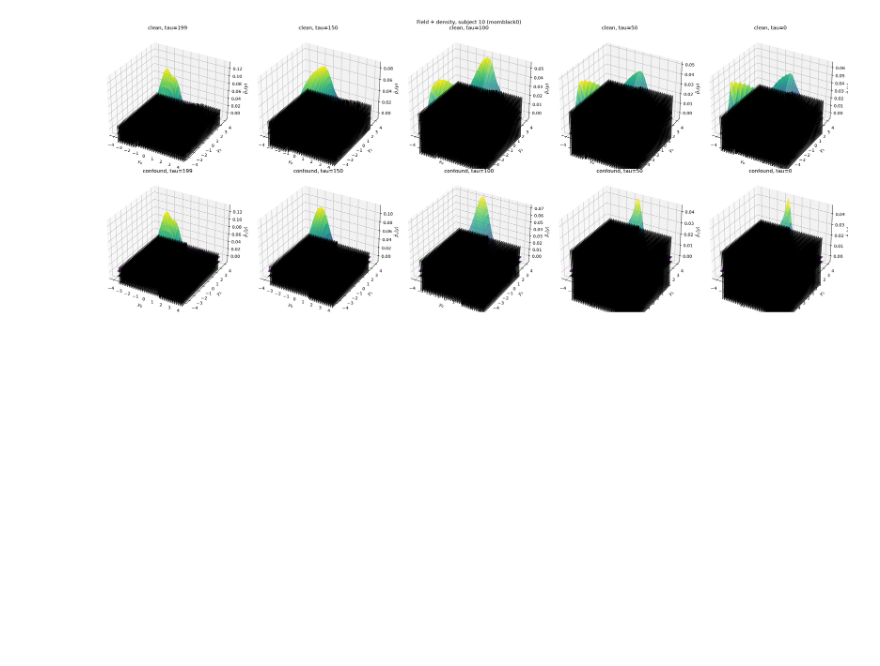
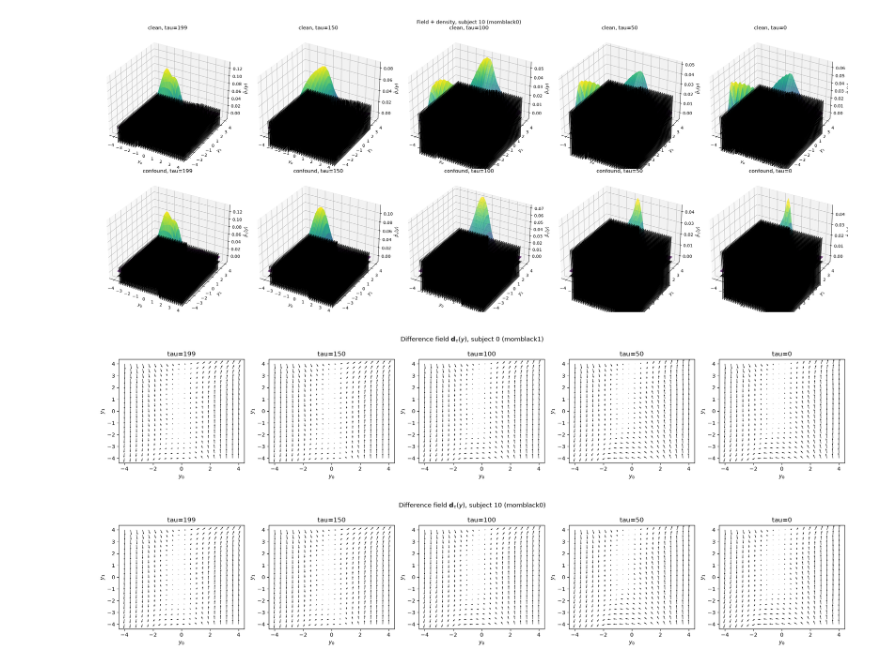
Before and after one commit to case547/diffusion-irregular-ehr, a Jupyter notebook: confounding_diffusion.ipynb, the cells around one changed output. Saved outputs shown, nothing was run; the diff lists cells and outputs as text; code cells hidden in the pictures; blank space fills up the shorter version.

```diff
--- a/confounding_diffusion.ipynb
+++ b/confounding_diffusion.ipynb
@@ -480,3 +481,39 @@ for subj_idx, subj_label in [(subject_flipped, "momblack1"), (subject_control, "
 # %% [output]
 [figure]
 [figure]
+# %%
+def plot_difference_field(
+    tau: int, x_subj: torch.Tensor, a_anchor_subj: torch.Tensor, title: str, ax: Axes
+):
+    """Standalone difference field d_tau(y), both terms evaluated with the same
+    (anchor) a -- here a_clean, matching d_tau's convention in Task 5 (spec: Two
+    comparisons, B). Kept as raw eps_theta, not rescaled to the score (spec: Terminology)."""
+    Y0, Y1, eps0_clean, eps1_clean = eps_grid(
+        clean_model, tau, x_subj, a_anchor_subj, grid_n=GRID_N // 2
+    )
+    _, _, eps0_conf, eps1_conf = eps_grid(
+        conf_model, tau, x_subj, a_anchor_subj, grid_n=GRID_N // 2
+    )
+    d0, d1 = eps0_conf - eps0_clean, eps1_conf - eps1_clean
+
+    ax.quiver(Y0, Y1, d0, d1)
+    ax.set_title(title)
+    ax.set_xlabel(r"$y_0$")
+    ax.set_ylabel(r"$y_1$")
+
+
+for subj_idx, subj_label in [(subject_flipped, "momblack1"), (subject_control, "momblack0")]:
+    x_subj, a_clean_subj = x[subj_idx], a_clean[subj_idx]
+
+    fig, axes = plt.subplots(1, len(SNAPSHOT_TAUS), figsize=(4 * len(SNAPSHOT_TAUS), 4))
+    for ax, tau in zip(axes, SNAPSHOT_TAUS, strict=True):
+        plot_difference_field(tau, x_subj, a_clean_subj, f"tau={tau}", ax)
+    fig.suptitle(
+        rf"Difference field $\mathbf{{d}}_\tau(y)$, subject {subj_idx} ({subj_label})"
+    )
+    fig.tight_layout()
+    fig.savefig(f"images/confounding_diff_field_{subj_label}.png", dpi=150)
+    plt.show()
+# %% [output]
+[figure, added]
+[figure, added]
```
Also changed, not shown: parts of 1 cell of this notebook, 3 other files.
